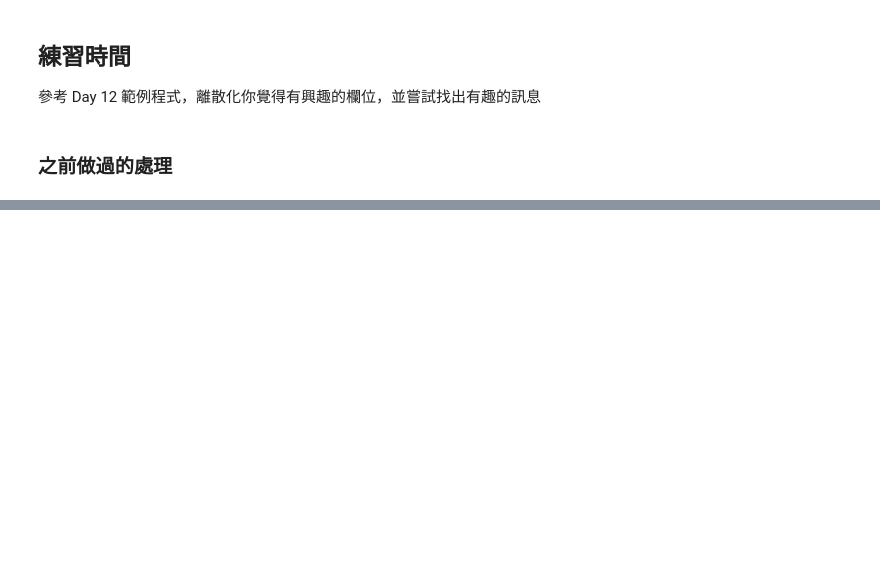
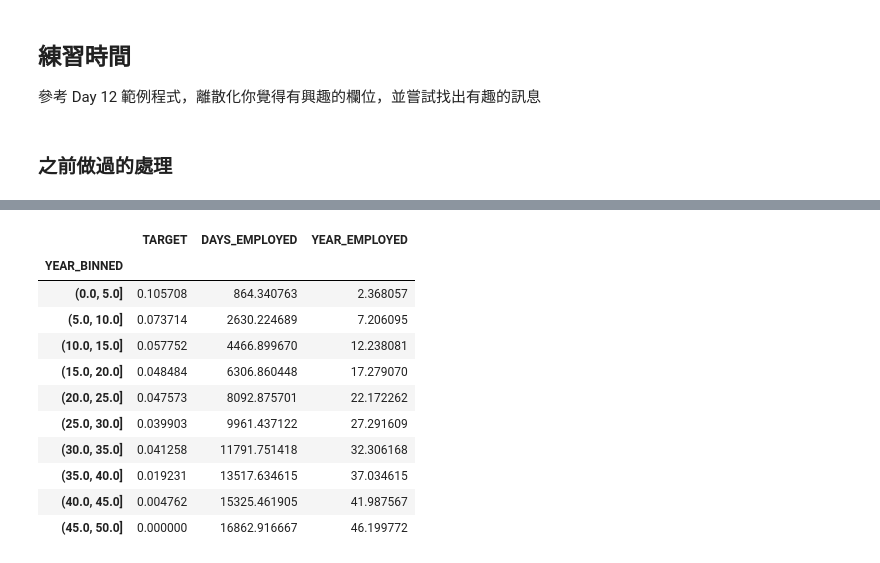
Before and after one commit to mwlaix/ML100-Days, a Jupyter notebook: homework/Day_013_HW.ipynb, the cells around one changed output, grey strips where cells are left out. Saved outputs shown, nothing was run; the diff lists cells and outputs as text; code cells hidden in the pictures; blank space fills up the shorter version.

```diff
--- a/homework/Day_013_HW.ipynb
+++ b/homework/Day_013_HW.ipynb
@@ -113,0 +144,16 @@ Text(0,0.5,'Days Employed')
+# %%
+employed_group = employed_data.groupby('YEAR_BINNED').mean()
+employed_group
+# %% [output]
+|  | TARGET | DAYS_EMPLOYED | YEAR_EMPLOYED |
+| YEAR_BINNED |  |  |  |
+| (0.0, 5.0] | 0.105708 | 864.340763 | 2.368057 |
+| (5.0, 10.0] | 0.073714 | 2630.224689 | 7.206095 |
+| (10.0, 15.0] | 0.057752 | 4466.899670 | 12.238081 |
+| (15.0, 20.0] | 0.048484 | 6306.860448 | 17.279070 |
+| (20.0, 25.0] | 0.047573 | 8092.875701 | 22.172262 |
+| (25.0, 30.0] | 0.039903 | 9961.437122 | 27.291609 |
+| (30.0, 35.0] | 0.041258 | 11791.751418 | 32.306168 |
+| (35.0, 40.0] | 0.019231 | 13517.634615 | 37.034615 |
+| (40.0, 45.0] | 0.004762 | 15325.461905 | 41.987567 |
+| (45.0, 50.0] | 0.000000 | 16862.916667 | 46.199772 |
```
Also changed, not shown: parts of 10 cells of this notebook.
